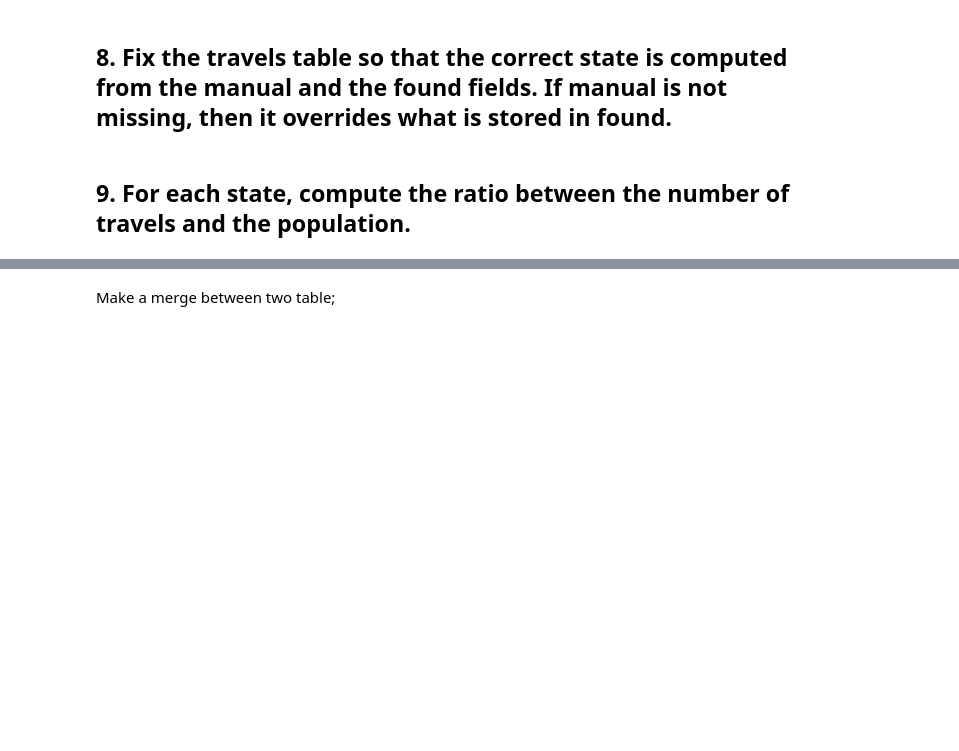
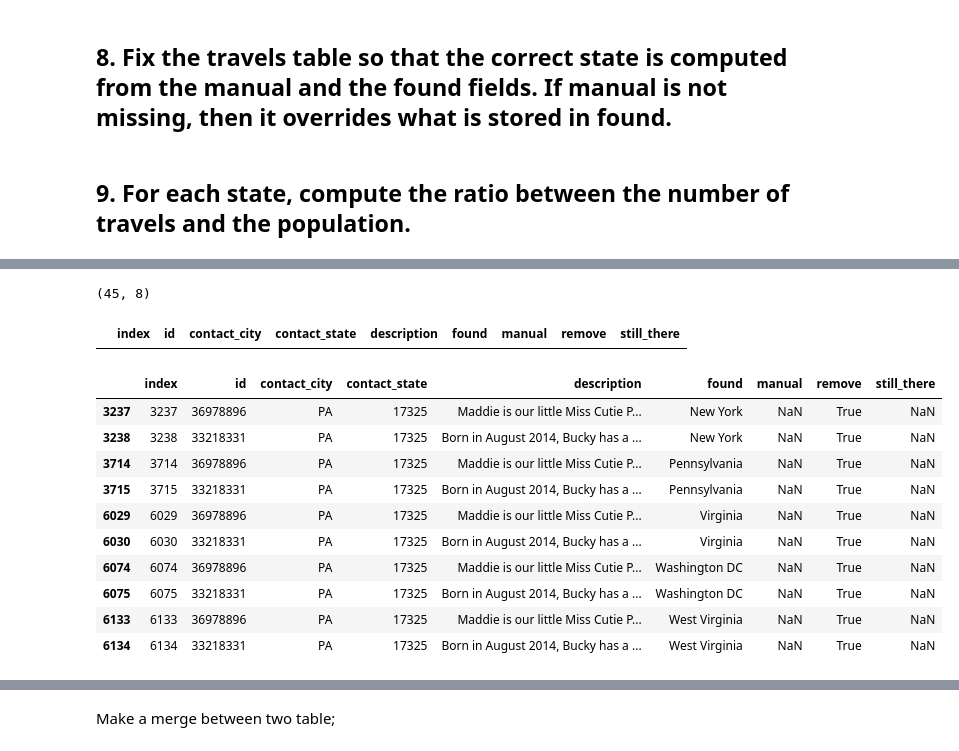
Before and after one commit to mat1218B/ProjectOfComputerScience, a Jupyter notebook: Project-CS_2022.ipynb, the cells around one changed output, grey strips where cells are left out. Cells and saved outputs as stored; diff of their text form; code cells hidden in the pictures; blank space fills up the shorter version.

```diff
--- a/Project-CS_2022.ipynb
+++ b/Project-CS_2022.ipynb
@@ -317,0 +263,22 @@ nTravelForState
+# %%
+dogTravel.groupby(['contact_state']).count().shape
+# %% [output]
+(45, 8)
+# %%
+dogTravel[dogTravel['contact_city'] == 'Arcansas']
+# %% [output]
+|  | index | id | contact_city | contact_state | description | found | manual | remove | still_there |
+# %%
+dogTravel[dogTravel['contact_state'] == '17325']
+# %% [output]
+|  | index | id | contact_city | contact_state | description | found | manual | remove | still_there |
+| 3237 | 3237 | 36978896 | PA | 17325 | Maddie is our little Miss Cutie P... | New York | NaN | True | NaN |
+| 3238 | 3238 | 33218331 | PA | 17325 | Born in August 2014, Bucky has a ... | New York | NaN | True | NaN |
+| 3714 | 3714 | 36978896 | PA | 17325 | Maddie is our little Miss Cutie P... | Pennsylvania | NaN | True | NaN |
+| 3715 | 3715 | 33218331 | PA | 17325 | Born in August 2014, Bucky has a ... | Pennsylvania | NaN | True | NaN |
+| 6029 | 6029 | 36978896 | PA | 17325 | Maddie is our little Miss Cutie P... | Virginia | NaN | True | NaN |
+| 6030 | 6030 | 33218331 | PA | 17325 | Born in August 2014, Bucky has a ... | Virginia | NaN | True | NaN |
+| 6074 | 6074 | 36978896 | PA | 17325 | Maddie is our little Miss Cutie P... | Washington DC | NaN | True | NaN |
+| 6075 | 6075 | 33218331 | PA | 17325 | Born in August 2014, Bucky has a ... | Washington DC | NaN | True | NaN |
+| 6133 | 6133 | 36978896 | PA | 17325 | Maddie is our little Miss Cutie P... | West Virginia | NaN | True | NaN |
+| 6134 | 6134 | 33218331 | PA | 17325 | Born in August 2014, Bucky has a ... | West Virginia | NaN | True | NaN |
```
Also changed, not shown: parts of 20 cells of this notebook.
